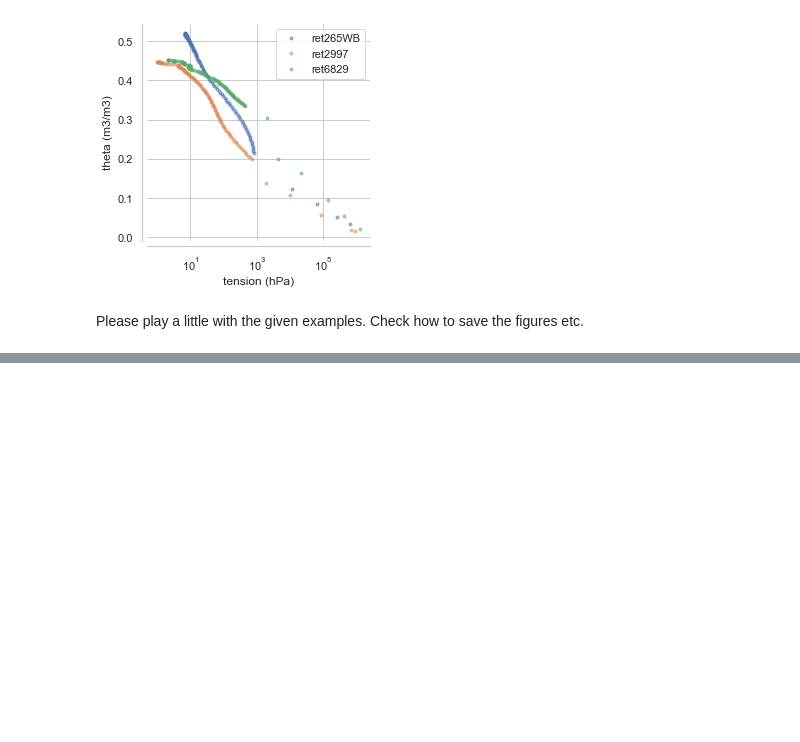
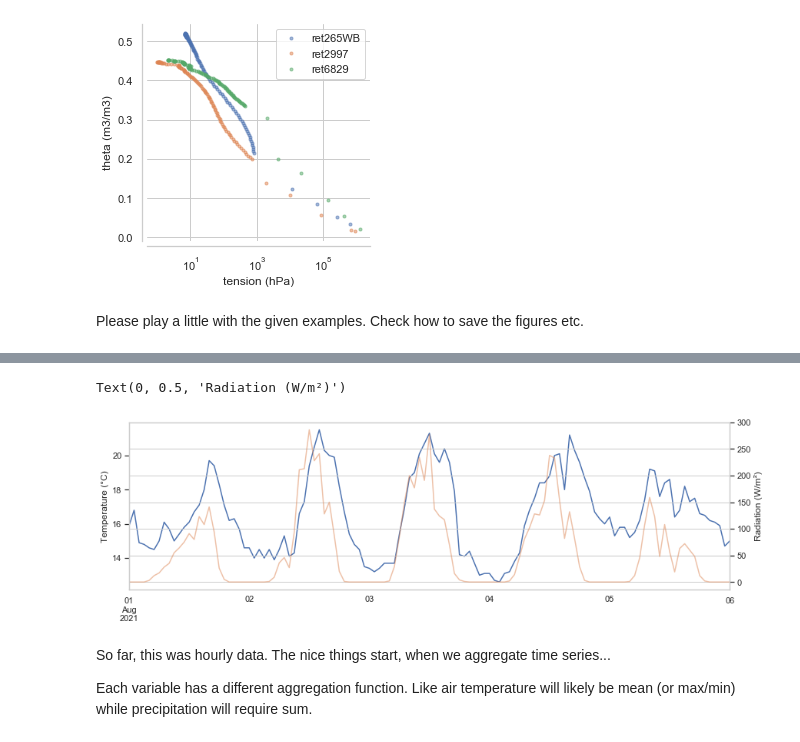
Before and after one commit to cojacoo/soilwaterphysics, a Jupyter notebook: First_steps.ipynb, the cells around one changed output, grey strips where cells are left out. Cells and saved outputs as stored; diff of their text form; code cells hidden in the pictures; blank space fills up the shorter version.

Commit message:
added time series

```diff
--- a/First_steps.ipynb
+++ b/First_steps.ipynb
@@ -239,0 +266,16 @@ Please play a little with the given examples. Check how to save the figures etc.
+# %%
+figsize(14,4)
+tst = pd.to_datetime('2021-08-01 00:00:00')
+tnd = pd.to_datetime('2021-08-06 00:00:00')
+
+meteo.loc[tst:tnd,'T'].plot()
+ylabel('Temperature (°C)')
+meteo.loc[tst:tnd,'Rad'].plot(secondary_y=True,alpha=0.5)
+ylabel('Radiation (W/m²)')
+# %% [output]
+Text(0, 0.5, 'Radiation (W/m²)')
+[figure, added]
+# %% [markdown]
+So far, this was hourly data. The nice things start, when we aggregate time series...
+
+Each variable has a different aggregation function. Like air temperature will likely be mean (or max/min) while precipitation will require sum.
```
Also changed, not shown: parts of 5 cells of this notebook, 1 other file.
